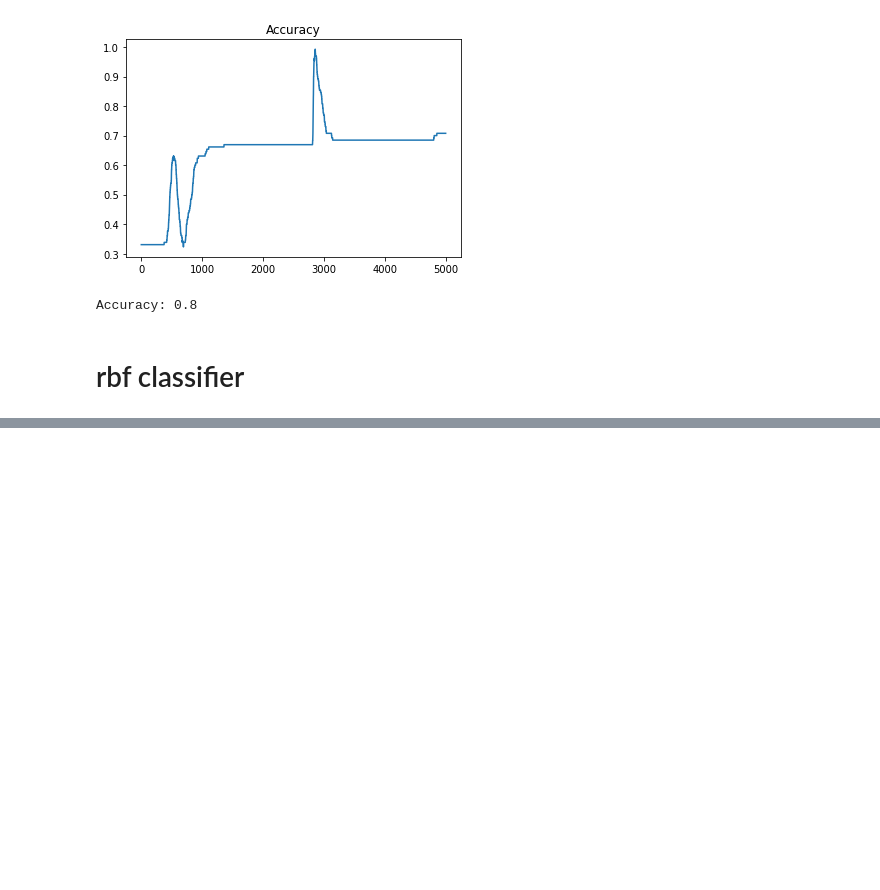
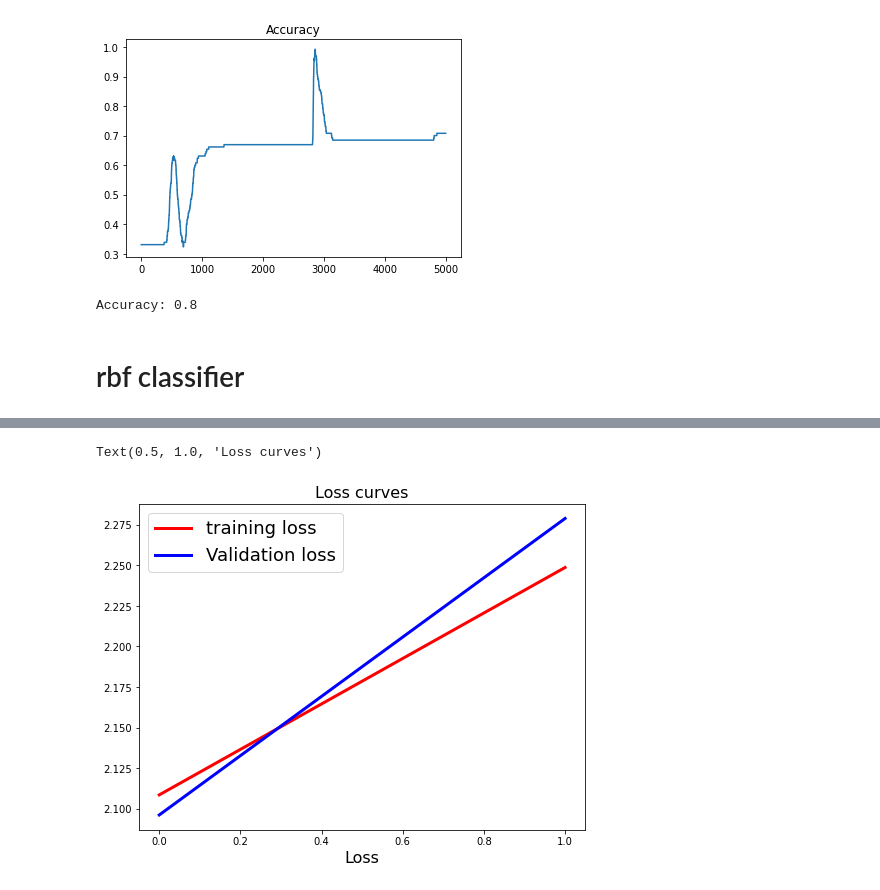
Before and after one commit to Logeshn009/nndl, a Jupyter notebook: 2147120_NNDL_Lab_Programs.ipynb, the cells around one changed output, grey strips where cells are left out. Saved outputs shown, nothing was run; the diff lists cells and outputs as text; code cells hidden in the pictures; blank space fills up the shorter version.

```diff
--- a/2147120_NNDL_Lab_Programs.ipynb
+++ b/2147120_NNDL_Lab_Programs.ipynb
@@ -1025,0 +1246,35 @@ def train_model(label):
+# %%
+def createModel():
+    model = Sequential()
+    # The first two layers with 32 filters of window size 3x3
+    model.add(Conv2D(32, (3, 3), padding='same', activation='relu', input_shape=input_shape))
+    model.add(Conv2D(32, (3, 3), activation='relu'))
+    model.add(MaxPooling2D(pool_size=(2, 2)))
+    model.add(Dropout(0.25))
+
+    model.add(Conv2D(64, (3, 3), padding='same', activation='relu'))
+    model.add(Conv2D(64, (3, 3), activation='relu'))
+    model.add(MaxPooling2D(pool_size=(2, 2)))
+    model.add(Dropout(0.25))
+
+    model.add(Conv2D(64, (3, 3), padding='same', activation='relu'))
+    model.add(Conv2D(64, (3, 3), activation='relu'))
+    model.add(MaxPooling2D(pool_size=(2, 2)))
+    model.add(Dropout(0.25))
+
+    model.add(Flatten())
+    model.add(Dense(512, activation='relu'))
+    model.add(Dropout(0.5))
+    model.add(Dense(nClasses, activation='softmax'))
+
+    return model
+# %%
+model1 = createModel()
+batch_size = 2
+epochs = 2
+model1.compile(optimizer='rmsprop', loss='categorical_crossentropy', metrics=['accuracy'])
+model1.summary()
+history = model1.fit(train_data, train_labels, batch_size=batch_size, epochs=epochs, verbose=1,
+                   validation_data=(test_data, test_labels))
+model1.evaluate(test_data, test_labels)
+model1.predict(test_data)
@@ -1025,0 +1312,11 @@ def train_model(label):
+# %%
+plt.figure(figsize=[8,6])
+plt.plot(history.history['loss'],'r',linewidth=3.0)
+plt.plot(history.history['val_loss'],'b',linewidth=3.0)
+plt.legend(['Training loss','Validation loss'], fontsize=18)
+plt.xlabel('Epochs',fontsize=16)
+plt.xlabel('Loss',fontsize=16)
+plt.title('Loss curves',fontsize=16)
+# %% [output]
+Text(0.5, 1.0, 'Loss curves')
+[figure, added]
```
Also changed, not shown: parts of 36 cells of this notebook.
